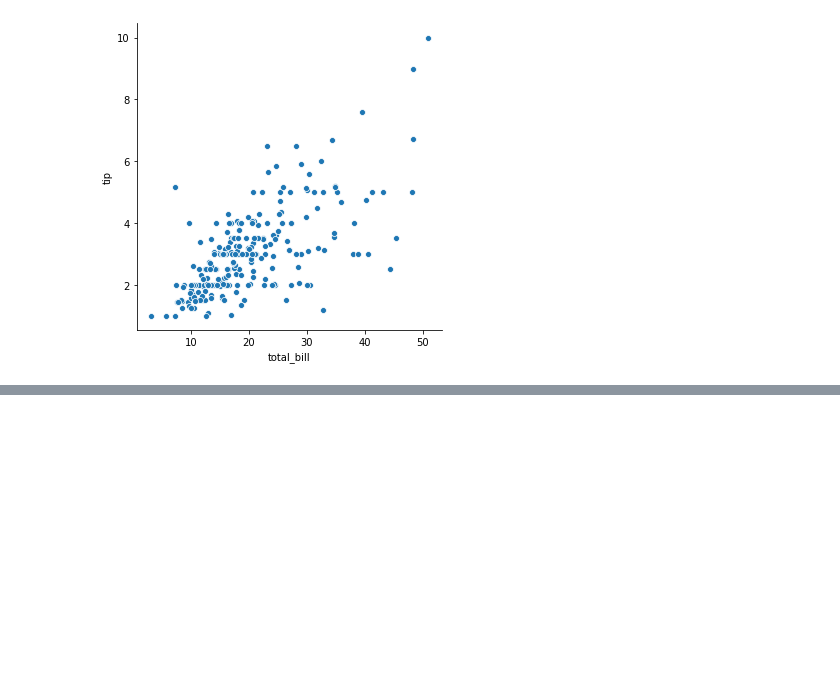
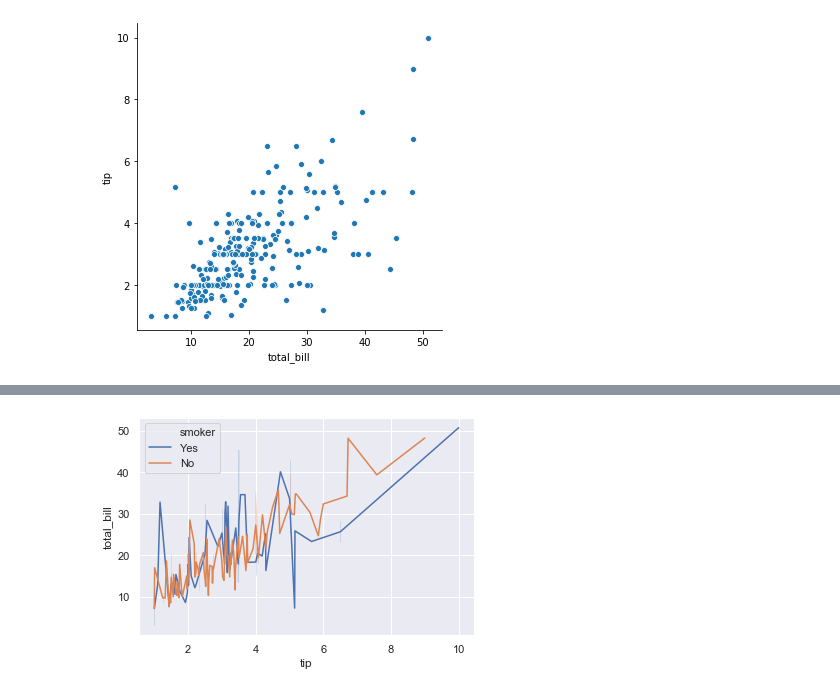
Before and after one commit to garycunningham89/fundamentalsdataanalysis, a Jupyter notebook: Fundamentals of Data Analysis.ipynb, the cells around one changed output, grey strips where cells are left out. Cells and saved outputs as stored; diff of their text form; code cells hidden in the pictures; blank space fills up the shorter version.

```diff
--- a/Fundamentals of Data Analysis.ipynb
+++ b/Fundamentals of Data Analysis.ipynb
@@ -117,0 +147,4 @@ sns.relplot(x="total_bill", y="tip", data=tips);
+# %%
+ax = sns.lineplot(x="tip", y="total_bill", hue="smoker", legend="full", data=tips)
+# %% [output]
+[figure, added]
```
Also changed, not shown: parts of 9 cells of this notebook, 1 other file.
